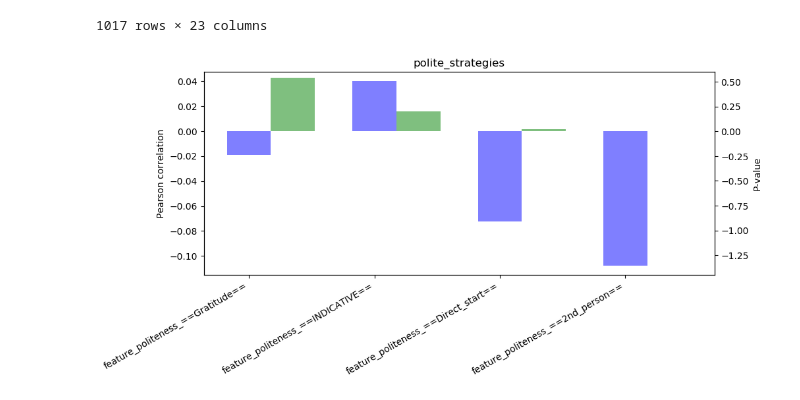
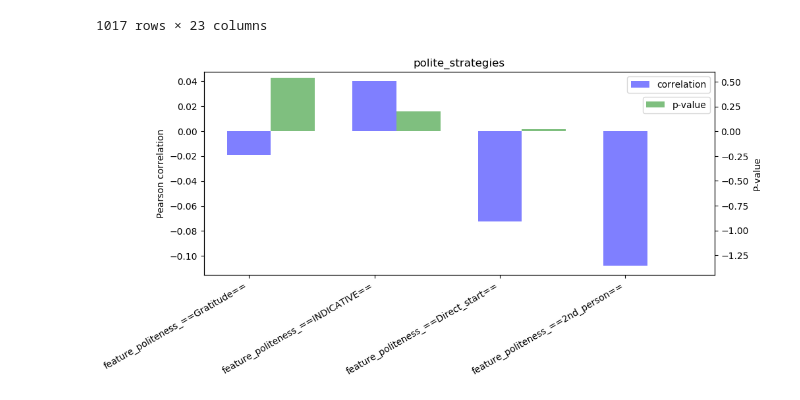
Before and after one commit to junfrankli/Cornell-Conversational-Analysis-Toolkit, a Jupyter notebook: datasets/persuasion_corpus/DataConversion-Copy for D2.ipynb, the cells around one changed output. Drawn from its saved outputs; the diff is of its cells as text; code cells hidden in the pictures.

Commit message:
updata bar plot

```diff
--- a/datasets/persuasion_corpus/DataConversion-Copy for D2.ipynb
+++ b/datasets/persuasion_corpus/DataConversion-Copy for D2.ipynb
@@ -229,32 +233,33 @@ import matplotlib.pyplot as plt; plt.rcdefaults()
 import numpy as np
 import matplotlib.pyplot as plt
 # plot all data
 y_pos = np.arange(len(polite_strategies))
 performance = [i[0] for i in statics]
 
 #plot_sub polite strategy
 sub_polite_strategies_list = [6, 17, 15,  11]
 sub_polite_strategies = np.array(polite_strategies)[sub_polite_strategies_list]
 y_pos = np.arange(len(sub_polite_strategies))
 performance = np.array([i[0] for i in statics])[sub_polite_strategies_list]
 p_value = np.array([i[1] for i in statics])[sub_polite_strategies_list]
 
 fig, ax1 = plt.subplots()
 fig.set_size_inches(10, 4)
 bar_width = 0.35
 opacity = 0.8
 # plt.bar(y_pos, performance, align='center', alpha=0.5)
 ax1.bar(y_pos, performance, bar_width,alpha=0.5,color='b',label='correlation')
 ax1.set_ylabel("Pearson correlation")
 plt.xticks(y_pos, sub_polite_strategies)
-
+ax1.legend(loc='best')
 ax2 = ax1.twinx()  #par1 = ax1.twinx()
 ax2.bar(y_pos + bar_width, p_value, bar_width,alpha=0.5,color='g',label='p-value')
 ax2.set_ylim(-1.45, 0.6)
 ax2.set_ylabel('P-value')
+ax2.legend(loc='best', bbox_to_anchor=(0.5, 0.4, 0.5, 0.5))
 plt.title('polite_strategies')
 
 plt.setp(ax1.get_xticklabels(), rotation=30, horizontalalignment='right')
 plt.show()
 # %% [output]
-[figure, old version]
+[figure, new version]
```
Also changed, not shown: parts of 8 cells of this notebook.
